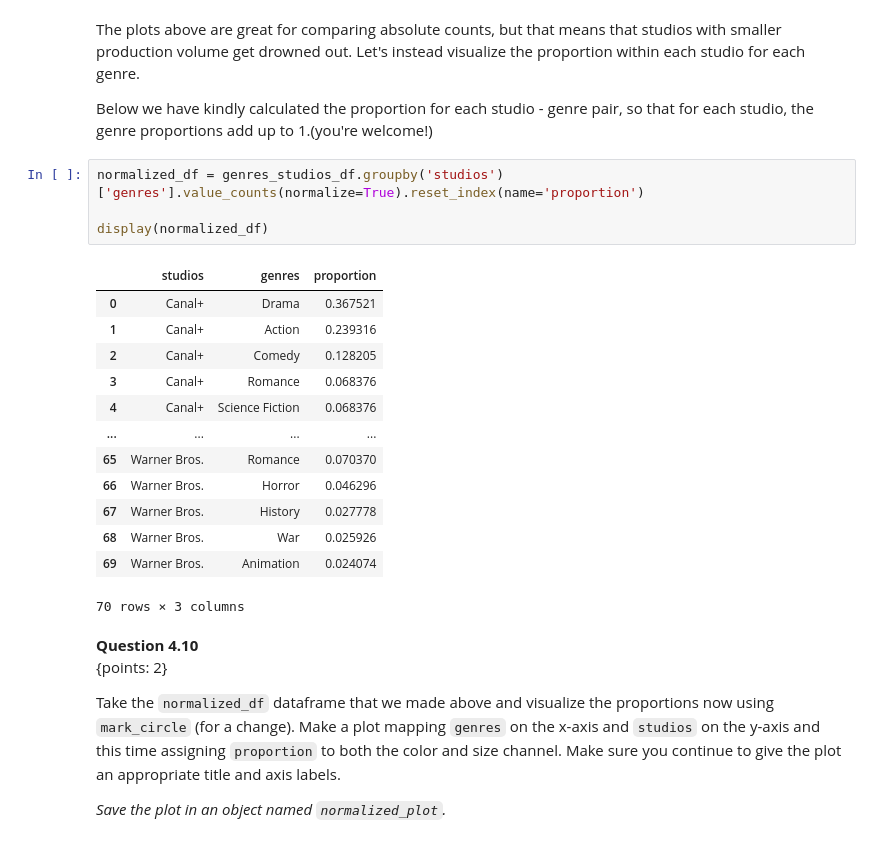
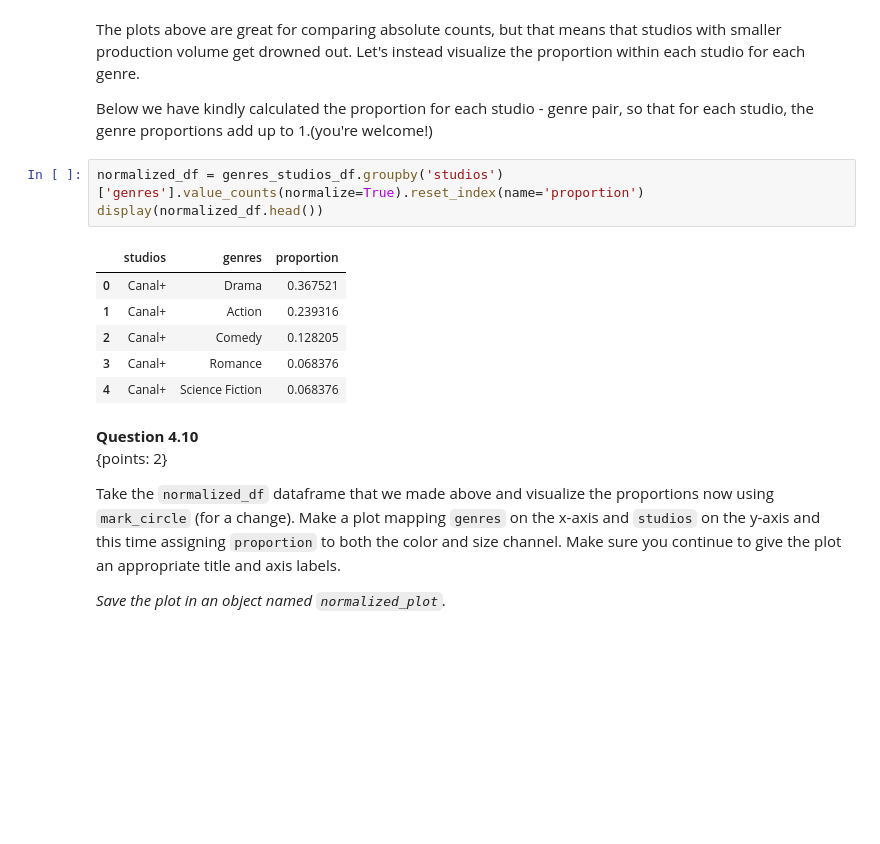
Before and after one commit to Dipto9999/data-viz-students, a Jupyter notebook: release/assignment4/assignment4.ipynb, the cells around one changed output. Drawn from its saved outputs; the diff is of its cells as text; blank space fills up the shorter version.

```diff
--- a/release/assignment4/assignment4.ipynb
+++ b/release/assignment4/assignment4.ipynb
@@ -995,22 +992,14 @@ but that means that studios with smaller production volume get drowned out. Let'
 Below we have kindly calculated the proportion for each studio  - genre pair, so that for each studio, the genre proportions add up to 1.(you're welcome!)
 # %%
 normalized_df = genres_studios_df.groupby('studios')['genres'].value_counts(normalize=True).reset_index(name='proportion')
-
-display(normalized_df)
+display(normalized_df.head())
 # %% [output]
 |  | studios | genres | proportion |
 | 0 | Canal+ | Drama | 0.367521 |
 | 1 | Canal+ | Action | 0.239316 |
 | 2 | Canal+ | Comedy | 0.128205 |
 | 3 | Canal+ | Romance | 0.068376 |
 | 4 | Canal+ | Science Fiction | 0.068376 |
-| ... | ... | ... | ... |
-| 65 | Warner Bros. | Romance | 0.070370 |
-| 66 | Warner Bros. | Horror | 0.046296 |
-| 67 | Warner Bros. | History | 0.027778 |
-| 68 | Warner Bros. | War | 0.025926 |
-| 69 | Warner Bros. | Animation | 0.024074 |
-70 rows × 3 columns
 # %% [markdown]
 **Question 4.10** <br> {points: 2}
 
```
Also changed, not shown: parts of 13 cells of this notebook, 8 other files.
